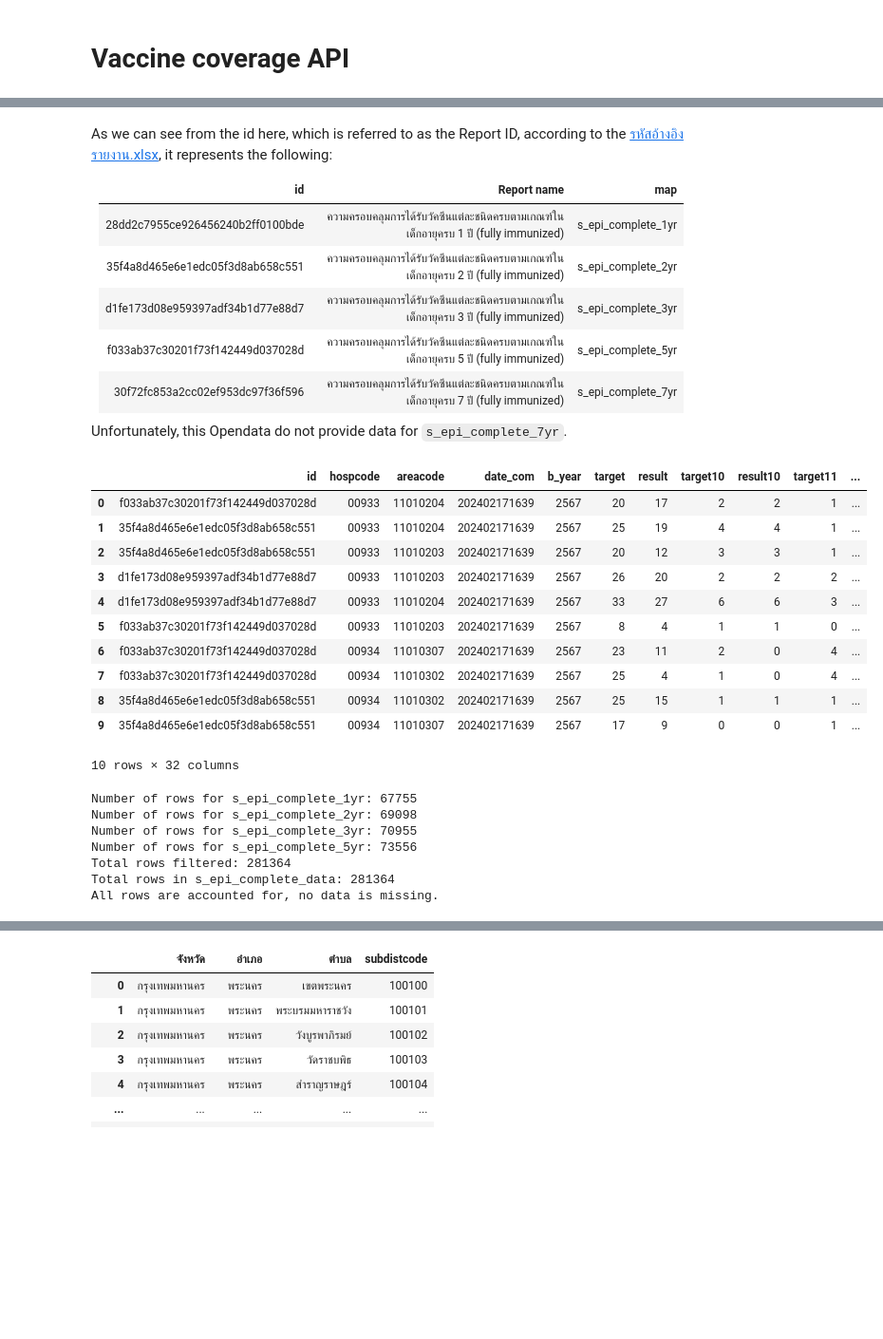
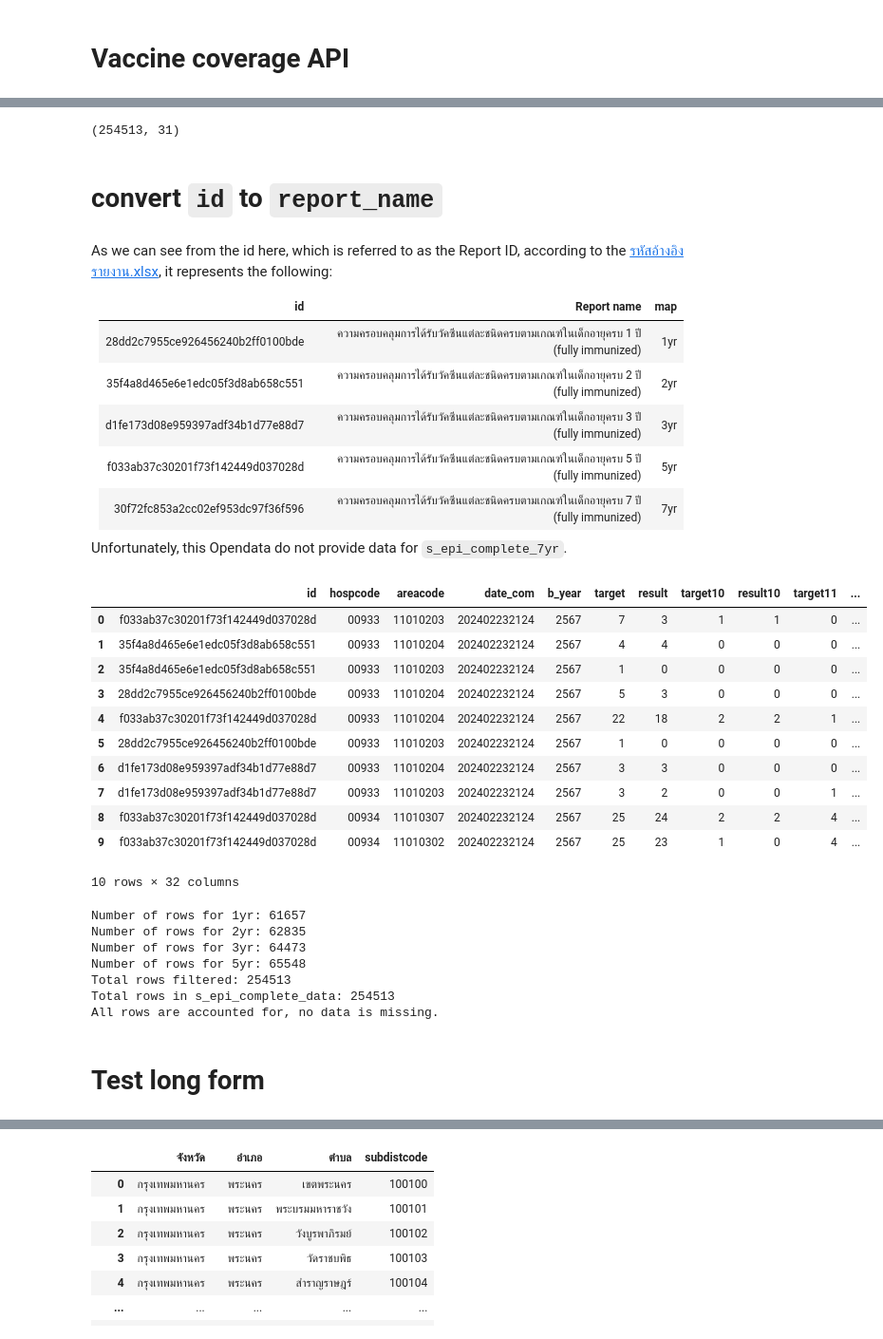
Before and after one commit to vk-poonyakanok/s_epi_complete, a Jupyter notebook: s_epi_complete.ipynb, the cells around one changed output, grey strips where cells are left out. Shown at 95% size. Saved outputs shown, nothing was run; the diff lists cells and outputs as text; code cells hidden in the pictures; blank space fills up the shorter version.

Commit message:
Long Form 4

```diff
--- a/s_epi_complete.ipynb
+++ b/s_epi_complete.ipynb
@@ -542,45 +547,51 @@ s_epi_complete_data.head(10)
+# %%
+s_epi_complete_data.shape
+# %% [output]
+(254513, 31)
+# %% [markdown]
+# convert `id` to `report_name`
 # %% [markdown]
 As we can see from the id here, which is referred to as the Report ID, according to the [รหัสอ้างอิงรายงาน.xlsx](https://dmd-ict.moph.go.th/main/download), it represents the following:
 
 | id                               | Report name                                                              | map |
 |----------------------------------|--------------------------------------------------------------------------|-----|
-| 28dd2c7955ce926456240b2ff0100bde | ความครอบคลุมการได้รับวัคซีนแต่ละชนิดครบตามเกณฑ์ในเด็กอายุครบ 1 ปี (fully immunized) | s_epi_complete_1yr |
-| 35f4a8d465e6e1edc05f3d8ab658c551 | ความครอบคลุมการได้รับวัคซีนแต่ละชนิดครบตามเกณฑ์ในเด็กอายุครบ 2 ปี (fully immunized) | s_epi_complete_2yr |
-| d1fe173d08e959397adf34b1d77e88d7 | ความครอบคลุมการได้รับวัคซีนแต่ละชนิดครบตามเกณฑ์ในเด็กอายุครบ 3 ปี (fully immunized) | s_epi_complete_3yr |
-| f033ab37c30201f73f142449d037028d | ความครอบคลุมการได้รับวัคซีนแต่ละชนิดครบตามเกณฑ์ในเด็กอายุครบ 5 ปี (fully immunized) | s_epi_complete_5yr |
-| 30f72fc853a2cc02ef953dc97f36f596 | ความครอบคลุมการได้รับวัคซีนแต่ละชนิดครบตามเกณฑ์ในเด็กอายุครบ 7 ปี (fully immunized) | s_epi_complete_7yr |
+| 28dd2c7955ce926456240b2ff0100bde | ความครอบคลุมการได้รับวัคซีนแต่ละชนิดครบตามเกณฑ์ในเด็กอายุครบ 1 ปี (fully immunized)  | 1yr |
+| 35f4a8d465e6e1edc05f3d8ab658c551 | ความครอบคลุมการได้รับวัคซีนแต่ละชนิดครบตามเกณฑ์ในเด็กอายุครบ 2 ปี (fully immunized)  | 2yr |
+| d1fe173d08e959397adf34b1d77e88d7 | ความครอบคลุมการได้รับวัคซีนแต่ละชนิดครบตามเกณฑ์ในเด็กอายุครบ 3 ปี (fully immunized)  | 3yr |
+| f033ab37c30201f73f142449d037028d | ความครอบคลุมการได้รับวัคซีนแต่ละชนิดครบตามเกณฑ์ในเด็กอายุครบ 5 ปี (fully immunized)  | 5yr |
+| 30f72fc853a2cc02ef953dc97f36f596 | ความครอบคลุมการได้รับวัคซีนแต่ละชนิดครบตามเกณฑ์ในเด็กอายุครบ 7 ปี (fully immunized)  | 7yr |
 
 Unfortunately, this Opendata do not provide data for `s_epi_complete_7yr`.
 # %%
 # Updating the id_to_name dictionary with English descriptions
 id_to_name = {
-    "28dd2c7955ce926456240b2ff0100bde": "s_epi_complete_1yr",
-    "35f4a8d465e6e1edc05f3d8ab658c551": "s_epi_complete_2yr",
-    "d1fe173d08e959397adf34b1d77e88d7": "s_epi_complete_3yr",
-    "f033ab37c30201f73f142449d037028d": "s_epi_complete_5yr",
-    "30f72fc853a2cc02ef953dc97f36f596": "s_epi_complete_7yr"
+    "28dd2c7955ce926456240b2ff0100bde": "1yr",
+    "35f4a8d465e6e1edc05f3d8ab658c551": "2yr",
+    "d1fe173d08e959397adf34b1d77e88d7": "3yr",
+    "f033ab37c30201f73f142449d037028d": "5yr",
+    "30f72fc853a2cc02ef953dc97f36f596": "7yr"
 }
 
-# Mapping the 'id' column to the new short report names using 'id_to_name_short' dictionary
+# Mapping the 'id' column to the new short report names using 'id_to_name' dictionary
 s_epi_complete_data['report_name'] = s_epi_complete_data['id'].map(id_to_name)
 
 s_epi_complete_data.head(10)
 # %% [output]
 |  | id | hospcode | areacode | date_com | b_year | target | result | target10 | result10 | target11 | ... |
-| 0 | f033ab37c30201f73f142449d037028d | 00933 | 11010204 | 202402171639 | 2567 | 20 | 17 | 2 | 2 | 1 | ... |
-| 1 | 35f4a8d465e6e1edc05f3d8ab658c551 | 00933 | 11010204 | 202402171639 | 2567 | 25 | 19 | 4 | 4 | 1 | ... |
-| 2 | 35f4a8d465e6e1edc05f3d8ab658c551 | 00933 | 11010203 | 202402171639 | 2567 | 20 | 12 | 3 | 3 | 1 | ... |
-| 3 | d1fe173d08e959397adf34b1d77e88d7 | 00933 | 11010203 | 202402171639 | 2567 | 26 | 20 | 2 | 2 | 2 | ... |
-| 4 | d1fe173d08e959397adf34b1d77e88d7 | 00933 | 11010204 | 202402171639 | 2567 | 33 | 27 | 6 | 6 | 3 | ... |
-| 5 | f033ab37c30201f73f142449d037028d | 00933 | 11010203 | 202402171639 | 2567 | 8 | 4 | 1 | 1 | 0 | ... |
-| 6 | f033ab37c30201f73f142449d037028d | 00934 | 11010307 | 202402171639 | 2567 | 23 | 11 | 2 | 0 | 4 | ... |
-| 7 | f033ab37c30201f73f142449d037028d | 00934 | 11010302 | 202402171639 | 2567 | 25 | 4 | 1 | 0 | 4 | ... |
-| 8 | 35f4a8d465e6e1edc05f3d8ab658c551 | 00934 | 11010302 | 202402171639 | 2567 | 25 | 15 | 1 | 1 | 1 | ... |
-| 9 | 35f4a8d465e6e1edc05f3d8ab658c551 | 00934 | 11010307 | 202402171639 | 2567 | 17 | 9 | 0 | 0 | 1 | ... |
+| 0 | f033ab37c30201f73f142449d037028d | 00933 | 11010203 | 202402232124 | 2567 | 7 | 3 | 1 | 1 | 0 | ... |
+| 1 | 35f4a8d465e6e1edc05f3d8ab658c551 | 00933 | 11010204 | 202402232124 | 2567 | 4 | 4 | 0 | 0 | 0 | ... |
+| 2 | 35f4a8d465e6e1edc05f3d8ab658c551 | 00933 | 11010203 | 202402232124 | 2567 | 1 | 0 | 0 | 0 | 0 | ... |
+| 3 | 28dd2c7955ce926456240b2ff0100bde | 00933 | 11010204 | 202402232124 | 2567 | 5 | 3 | 0 | 0 | 0 | ... |
+| 4 | f033ab37c30201f73f142449d037028d | 00933 | 11010204 | 202402232124 | 2567 | 22 | 18 | 2 | 2 | 1 | ... |
+| 5 | 28dd2c7955ce926456240b2ff0100bde | 00933 | 11010203 | 202402232124 | 2567 | 1 | 0 | 0 | 0 | 0 | ... |
+| 6 | d1fe173d08e959397adf34b1d77e88d7 | 00933 | 11010204 | 202402232124 | 2567 | 3 | 3 | 0 | 0 | 0 | ... |
+| 7 | d1fe173d08e959397adf34b1d77e88d7 | 00933 | 11010203 | 202402232124 | 2567 | 3 | 2 | 0 | 0 | 1 | ... |
+| 8 | f033ab37c30201f73f142449d037028d | 00934 | 11010307 | 202402232124 | 2567 | 25 | 24 | 2 | 2 | 4 | ... |
+| 9 | f033ab37c30201f73f142449d037028d | 00934 | 11010302 | 202402232124 | 2567 | 25 | 23 | 1 | 0 | 4 | ... |
 10 rows × 32 columns
 # %%
 # Define the list of report names to filter
-report_names = ["s_epi_complete_1yr", "s_epi_complete_2yr", "s_epi_complete_3yr", "s_epi_complete_5yr"]
+report_names = ["1yr", "2yr", "3yr", "5yr"]
 
 total_filtered_rows = 0
 
@@ -602,13 +613,15 @@ if total_filtered_rows == total_rows:
 else:
     print("There is a discrepancy in the row counts, some data might be missing.")
 # %% [output]
-Number of rows for s_epi_complete_1yr: 67755
-Number of rows for s_epi_complete_2yr: 69098
-Number of rows for s_epi_complete_3yr: 70955
-Number of rows for s_epi_complete_5yr: 73556
-Total rows filtered: 281364
-Total rows in s_epi_complete_data: 281364
+Number of rows for 1yr: 61657
+Number of rows for 2yr: 62835
+Number of rows for 3yr: 64473
+Number of rows for 5yr: 65548
+Total rows filtered: 254513
+Total rows in s_epi_complete_data: 254513
 All rows are accounted for, no data is missing.
 # %%
 # # Export the DataFrame to a CSV file
 # s_epi_complete_data.to_csv('s_epi_complete_data.csv', index=False)
+# %% [markdown]
+# Test long form
```
Also changed, not shown: parts of 44 cells of this notebook, 6 other files.
